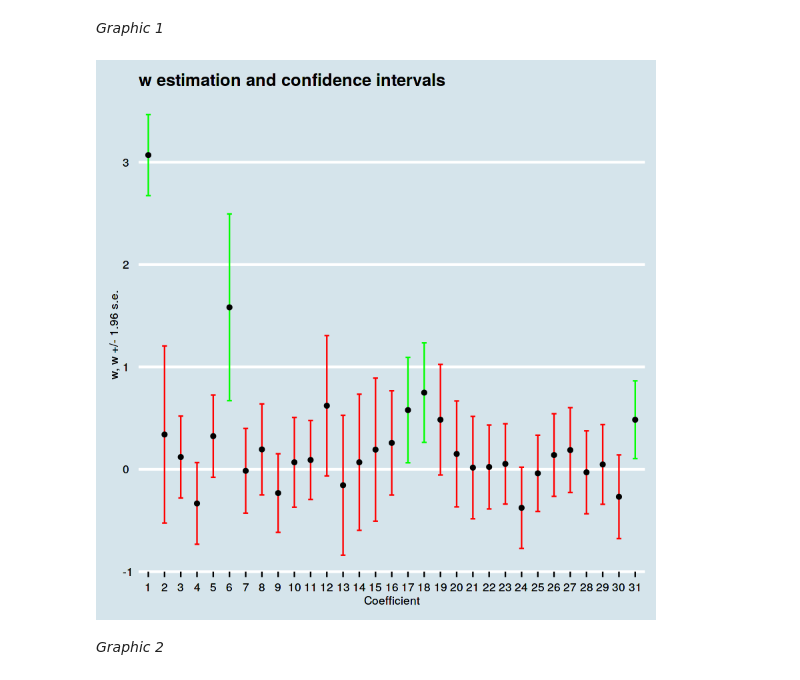
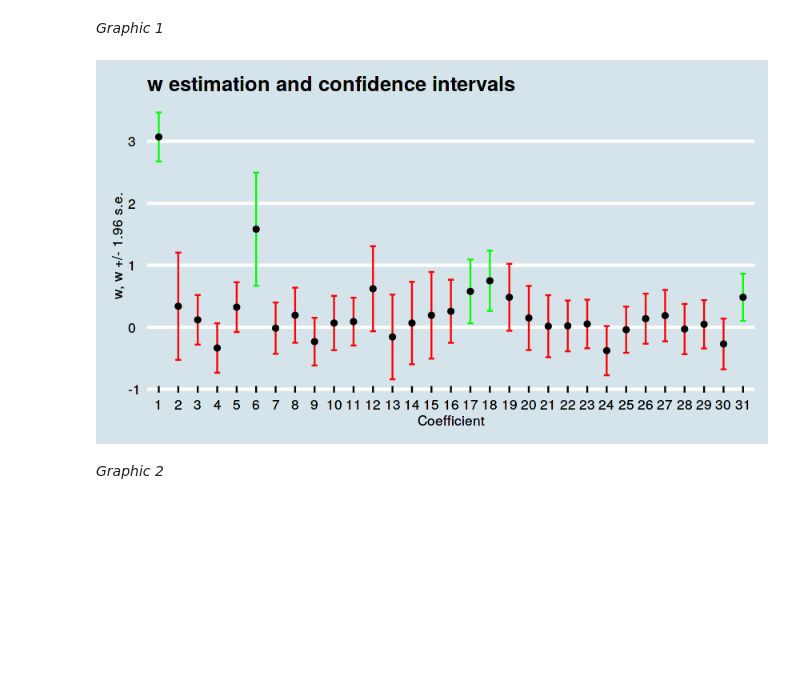
Before and after one commit to chpmoreno/BGSE-DS-SMIPS, a Jupyter notebook: lectures/Lectures_1_to_4.ipynb, the cells around one changed output. Drawn from its saved outputs; the diff is of its cells as text; code cells hidden in the pictures; blank space fills up the shorter version.

```diff
--- a/lectures/Lectures_1_to_4.ipynb
+++ b/lectures/Lectures_1_to_4.ipynb
@@ -130,14 +131,16 @@ library(ggplot2)
 library(ggthemes)
 library(grid)
 library(gridExtra)
+library(repr)
 source("1/R/mle.R")
 
 # initial parameters ####
 m <- 30 # number of variables taken for the model
 
 # load data - Find it on https://1drv.ms/t/s!Ai0XbELt7PXquFJtWenDbxvksoXM ####
-working_directory  <- "/home/chpmoreno/Documents/OneDrive/Documents/BGSE/First_Term/SMI/Datasets/synthetic_regression/synthetic_regression.txt"
-data_exercise <- read.table(file = working_directory,
+file_location  <- "/home/chpmoreno/Documents/OneDrive/Documents/BGSE/First_Term/SMI/Datasets/synthetic_regression/synthetic_regression.txt"
+
+data_exercise <- read.table(file = file_location,
                                   nrow = 300)[,1:(m + 1)]
 
 # vector t (t_vector) and matrix phi
@@ -161,9 +164,10 @@ mle_graphics <- mle_plots(mle_results)
 **printing the graphics**
 # %% [markdown]
 *Graphic 1*
-# %%
-print(mle_graphics$ci_plot)
-# %% [output]
-[figure, removed]
+# %%
+options(repr.plot.width=7, repr.plot.height=4)
+print(mle_graphics$ci_plot)
+# %% [output]
+[figure, added]
 # %% [markdown]
 *Graphic 2*
```
Also changed, not shown: parts of 15 cells of this notebook.
